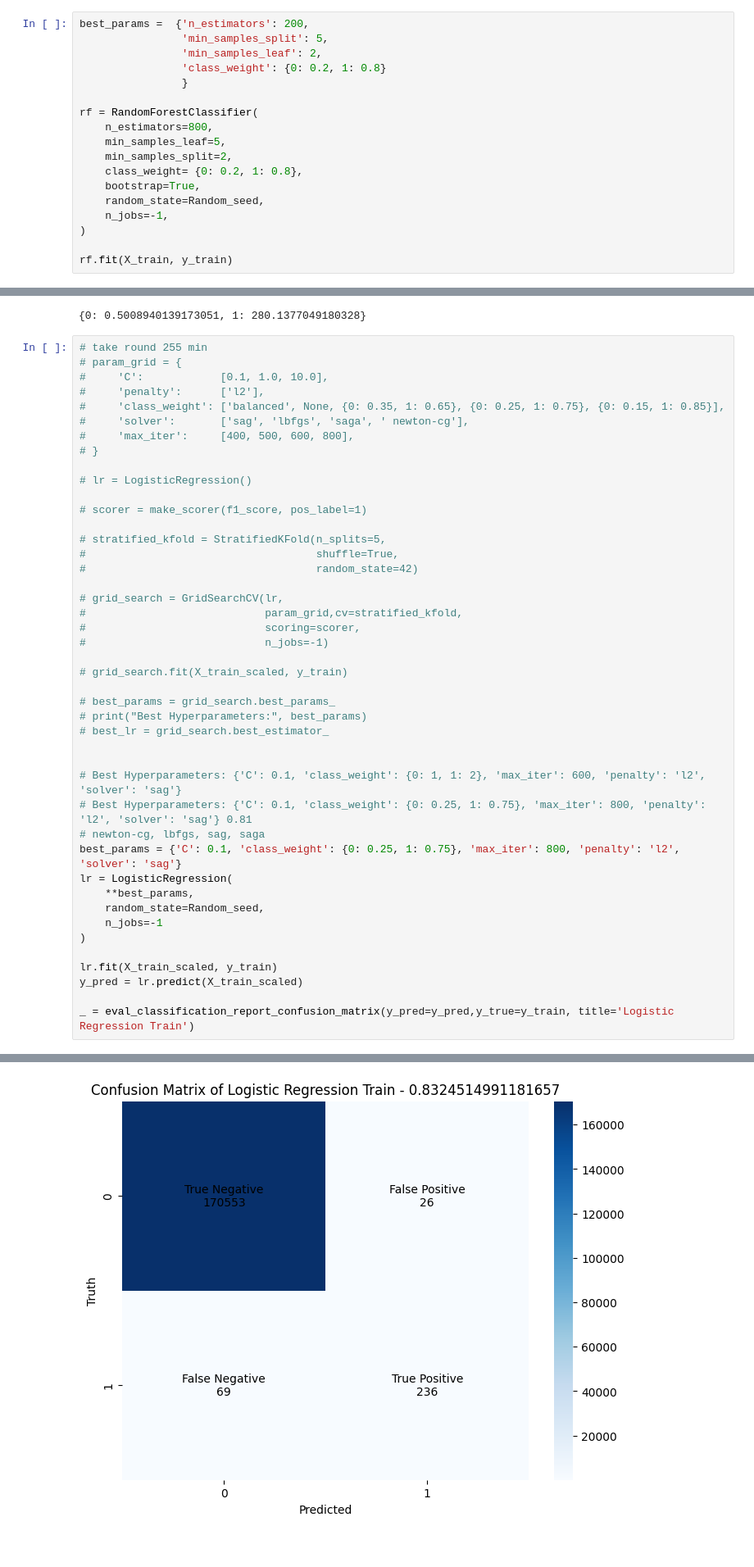
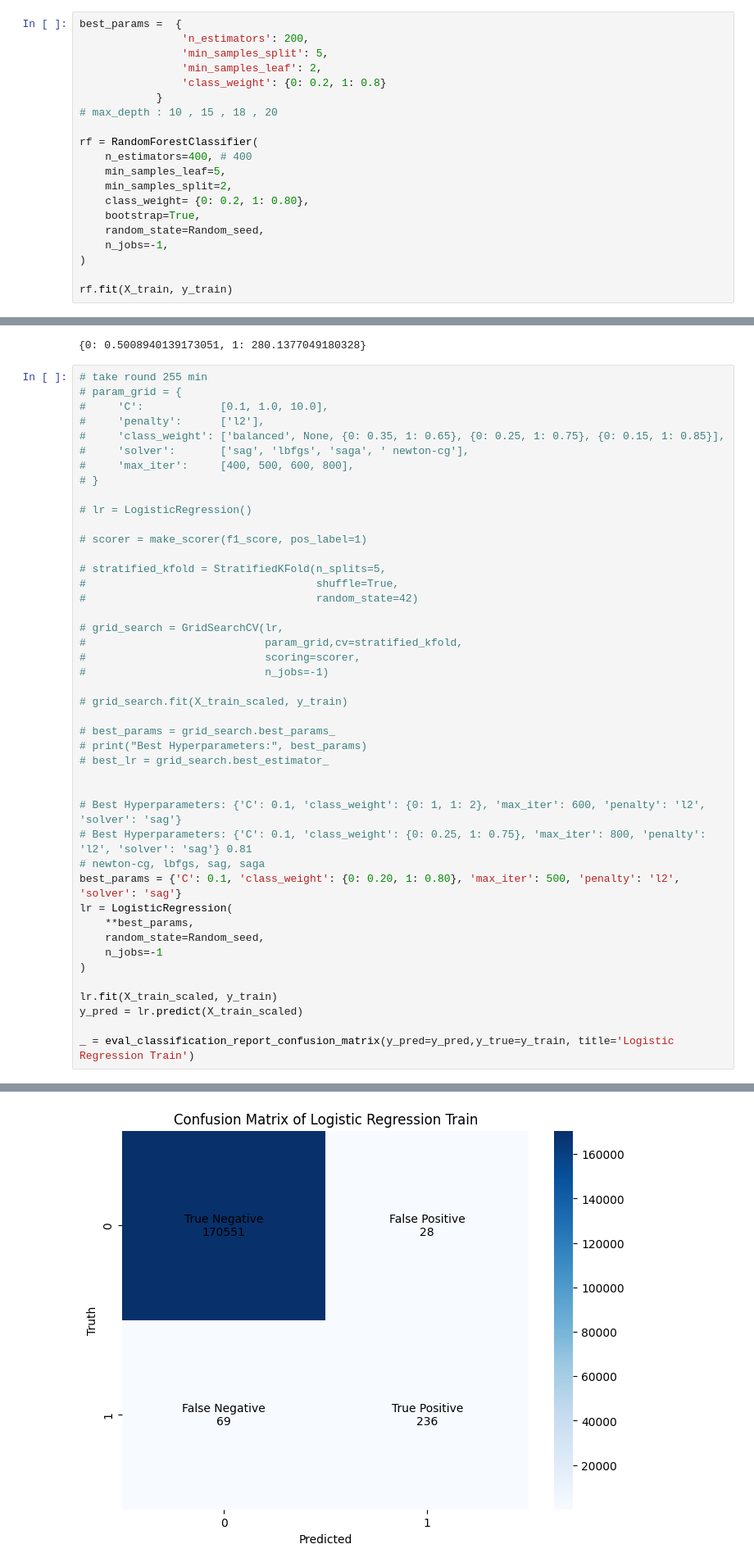
Before and after one commit to Sh-31/Credit-Card-Fraud-Detection, a Jupyter notebook: modeling.ipynb, the cells around one changed output, grey strips where cells are left out. Shown: that part at 82% size. Saved outputs shown, nothing was run; the diff lists cells and outputs as text.

```diff
--- a/modeling.ipynb
+++ b/modeling.ipynb
@@ -149,17 +149,19 @@ rf.fit(X_train, y_train) -->
 # print("Classification report:\n", classification_report(y_val, y_pred))
 # print("F1 Score (positive class): ", f1_score(y_val, y_pred, pos_label=1))
 # %%
-best_params =  {'n_estimators': 200,
+best_params =  {
+                'n_estimators': 200,
                 'min_samples_split': 5,
                 'min_samples_leaf': 2,
                 'class_weight': {0: 0.2, 1: 0.8}
-                }
+            }
+# max_depth : 10 , 15 , 18 , 20
 
 rf = RandomForestClassifier(
-    n_estimators=800,
+    n_estimators=400, # 400
     min_samples_leaf=5,
     min_samples_split=2,
-    class_weight= {0: 0.2, 1: 0.8},
+    class_weight= {0: 0.2, 1: 0.80},
     bootstrap=True,
     random_state=Random_seed,
     n_jobs=-1,
@@ -379,7 +381,7 @@ balanced_cweights
 # Best Hyperparameters: {'C': 0.1, 'class_weight': {0: 1, 1: 2}, 'max_iter': 600, 'penalty': 'l2', 'solver': 'sag'}
 # Best Hyperparameters: {'C': 0.1, 'class_weight': {0: 0.25, 1: 0.75}, 'max_iter': 800, 'penalty': 'l2', 'solver': 'sag'} 0.81
 # newton-cg, lbfgs, sag, saga
-best_params = {'C': 0.1, 'class_weight': {0: 0.25, 1: 0.75}, 'max_iter': 800, 'penalty': 'l2', 'solver': 'sag'}
+best_params = {'C': 0.1, 'class_weight': {0: 0.20, 1: 0.80}, 'max_iter': 500, 'penalty': 'l2', 'solver': 'sag'}
 lr = LogisticRegression(
     **best_params,
     random_state=Random_seed,
@@ -403,4 +405,4 @@ weighted avg    0.99942   0.99944   0.99942    170884
-[figure, old version]
+[figure, new version]
 # %%
 y_pred = lr.predict(X_val_scaled)
 
```
Also changed, not shown: parts of 12 cells of this notebook, 34 other files.
